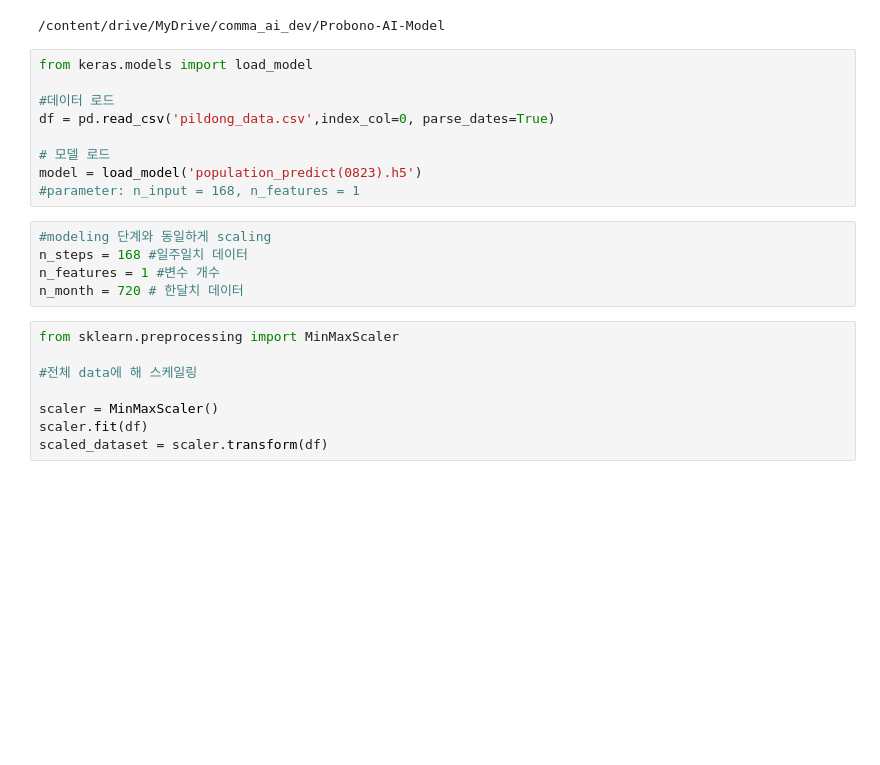
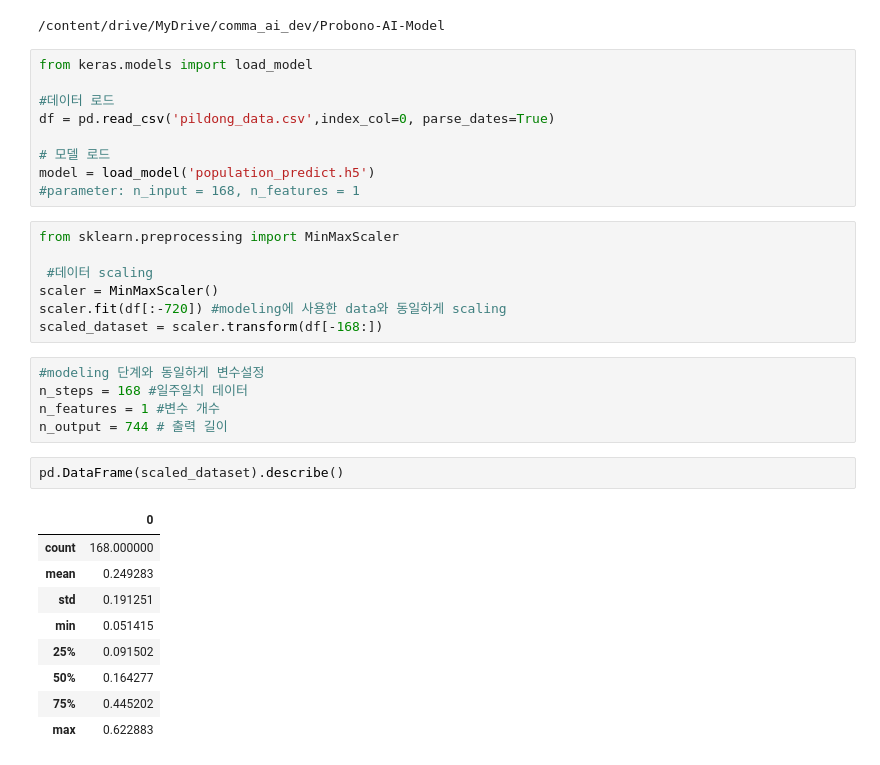
Before and after one commit to choijian/Care4All-AI-Model, a Jupyter notebook: forecasting_monthly_data.ipynb, the cells around one changed output. Drawn from its saved outputs; the diff is of its cells as text; blank space fills up the shorter version.

```diff
--- a/forecasting_monthly_data.ipynb
+++ b/forecasting_monthly_data.ipynb
@@ -14,21 +14,32 @@ from keras.models import load_model
 df = pd.read_csv('pildong_data.csv',index_col=0, parse_dates=True)
 
 # 모델 로드
-model = load_model('population_predict(0823).h5')
+model = load_model('population_predict.h5')
 #parameter: n_input = 168, n_features = 1
+# %%
+from sklearn.preprocessing import MinMaxScaler
+
+ #데이터 scaling
+scaler = MinMaxScaler()
+scaler.fit(df[:-720]) #modeling에 사용한 data와 동일하게 scaling
+scaled_dataset = scaler.transform(df[-168:])
 # %%
-#modeling 단계와 동일하게 scaling
+#modeling 단계와 동일하게 변수설정
 n_steps = 168 #일주일치 데이터
 n_features = 1 #변수 개수
-n_month = 720 # 한달치 데이터
+n_output = 744 # 출력 길이
-# %%
-from sklearn.preprocessing import MinMaxScaler
-
-#전체 data에 해 스케일링
-
-scaler = MinMaxScaler()
-scaler.fit(df)
-scaled_dataset = scaler.transform(df)
+# %%
+pd.DataFrame(scaled_dataset).describe()
+# %% [output]
+|  | 0 |
+| count | 168.000000 |
+| mean | 0.249283 |
+| std | 0.191251 |
+| min | 0.051415 |
+| 25% | 0.091502 |
+| 50% | 0.164277 |
+| 75% | 0.445202 |
+| max | 0.622883 |
 # %%
 # holding my predictions
 predictions = []  # 예측 결과를 저장하기 위한 빈 배열
```
Also changed, not shown: parts of 5 cells of this notebook, 5 other files.
